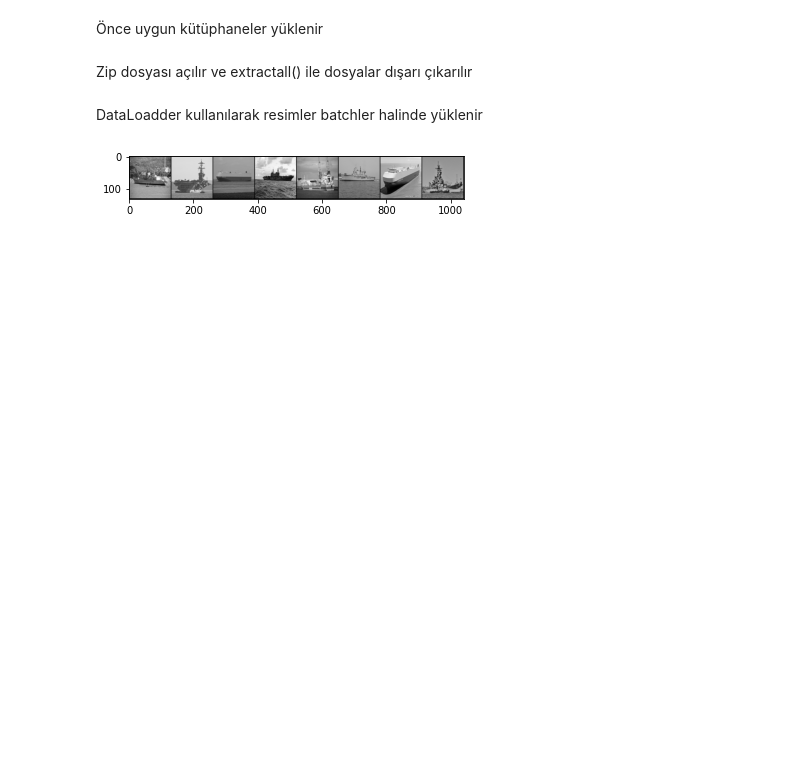
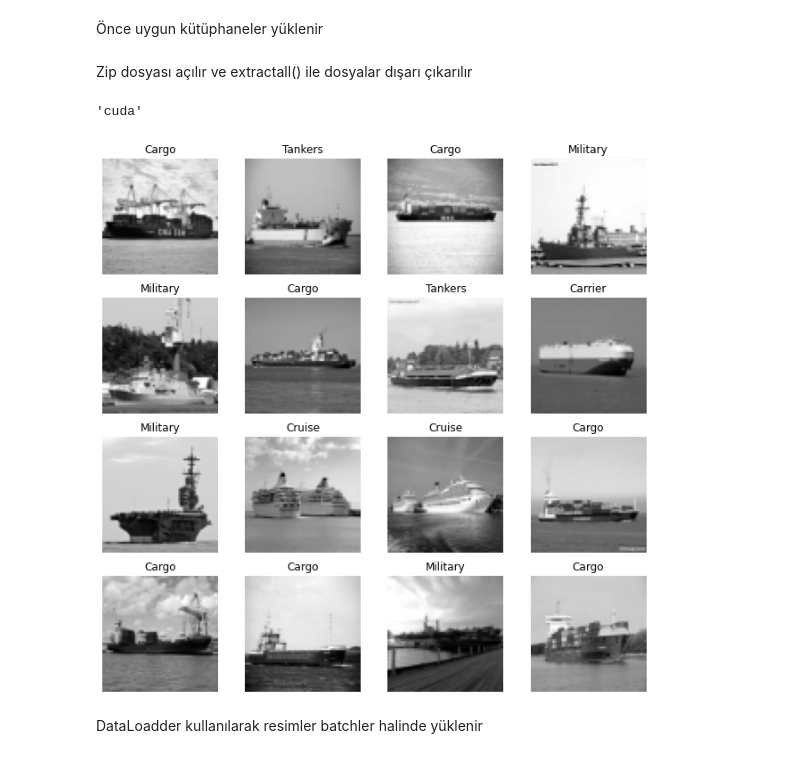
Before and after one commit to melyneca/shipstuff, a Jupyter notebook: Ship_Classify_01.ipynb, the cells around one changed output. Cells and saved outputs as stored; diff of their text form; code cells hidden in the pictures; blank space fills up the shorter version.

```diff
--- a/Ship_Classify_01.ipynb
+++ b/Ship_Classify_01.ipynb
@@ -23,6 +24,11 @@ file_name = "/content/archive (1).zip"
 with ZipFile(file_name, 'r') as zip:
     # extracting all the files
     zip.extractall()
+# %%
+device = "cuda" if torch.cuda.is_available() else "cpu"
+device
+# %% [output]
+'cuda'
 # %%
 class ShipLoad(Dataset):
   def __init__(self, csv_file, root_dir, transform=None):
@@ -46,7 +52,7 @@ class ShipLoad(Dataset):
 transform= transforms.Compose(
         [transforms.ToPILImage(),
         transforms.Grayscale(num_output_channels=1),
-        transforms.Resize((128,128)),
+        transforms.Resize((64,64)),
         transforms.ToTensor()
         ])
 # %%
@@ -55,3 +63,18 @@ test_set = ShipLoad('/content/train/train.csv', root_dir ='/content/train/images
+# %%
+import matplotlib.pyplot as plt
+import random
+
+fig = plt.figure(figsize=(11,11))
+
+for i in range(1,17):
+  id = random.randint(0,len(train_set))
+  images, label = train_set[id]
+  fig.add_subplot(4, 4, i)
+  plt.imshow(images.squeeze(), cmap = 'gray')
+  plt.axis('off');
+  plt.title(classes[label-1]);
+# %% [output]
+[figure, added]
 # %%
 from torch.utils.data import DataLoader
 # %% [markdown]
@@ -64,16 +84,0 @@ classes = ['Cargo','Military','Carrier','Cruise','Tankers']
-# %%
-import matplotlib.pyplot as plt
-import numpy as np
-
-
-def imshow(img):
-  npimg = img.numpy()
-  plt.imshow(np.transpose(npimg, (1, 2, 0)))
-  plt.show()
-
-
-dataiter = iter(train_data)
-images, labels = dataiter.next()
-imshow(torchvision.utils.make_grid(images))
-# %% [output]
-[figure, removed]
```
Also changed, not shown: parts of 9 cells of this notebook.
